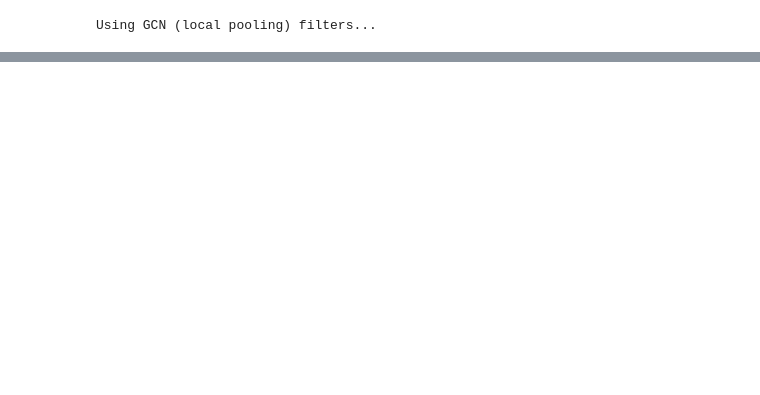
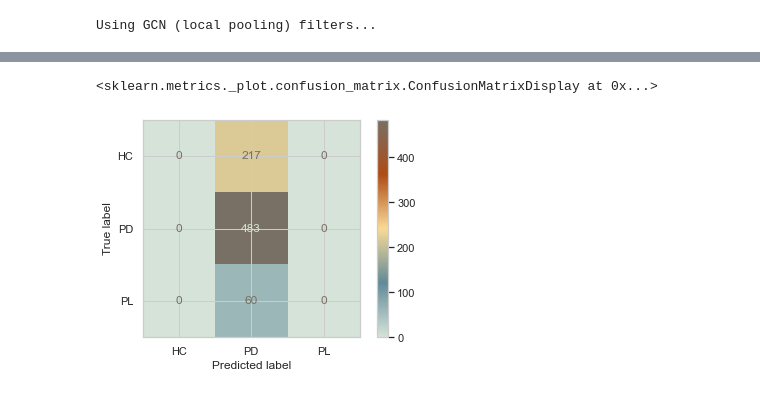
Before and after one commit to Barry8197/MOGDx, a Jupyter notebook: Results_reproduction.ipynb, the cells around one changed output, grey strips where cells are left out. Cells and saved outputs as stored; diff of their text form; code cells hidden in the pictures; blank space fills up the shorter version.

```diff
--- a/Results_reproduction.ipynb
+++ b/Results_reproduction.ipynb
@@ -174,0 +102,4 @@ tsne_plot , GNN_embeddings = GNN.transform_plot(model , generator , node_subject
+# %%
+cmplt , pred = GNN.gnn_confusion_matrix(model , generator , node_subjects , mlb)
+cmplt.plot(  cmap = Darjeeling2_5.mpl_colormap )
+# %% [output]
@@ -174,0 +107,2 @@ tsne_plot , GNN_embeddings = GNN.transform_plot(model , generator , node_subject
+<sklearn.metrics._plot.confusion_matrix.ConfusionMatrixDisplay at 0x...>
+[figure, added]
```
Also changed, not shown: parts of 16 cells of this notebook, 1 other file.
